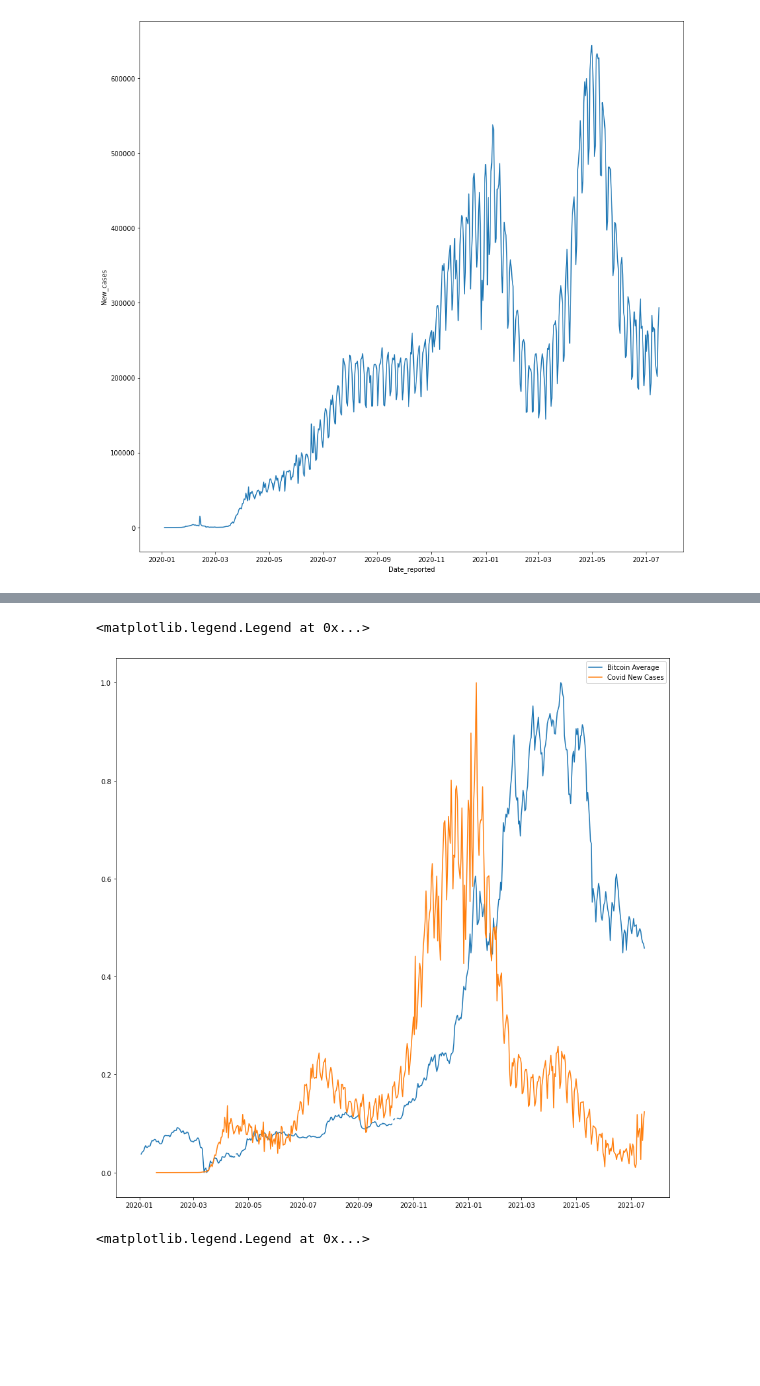
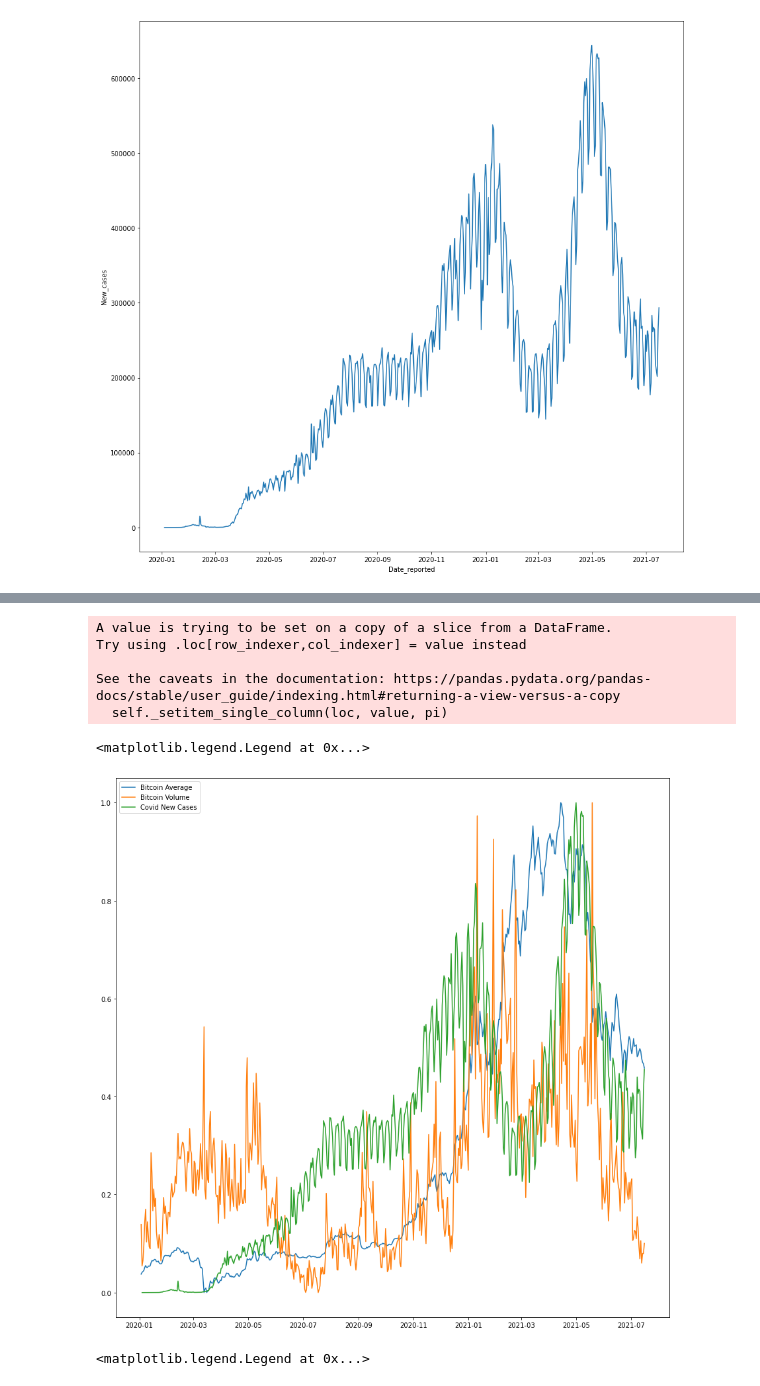
Before and after one commit to DavidLeonChang/CovidScience, a Jupyter notebook: proyecto-covid.ipynb, the cells around one changed output, grey strips where cells are left out. Saved outputs shown, nothing was run; the diff lists cells and outputs as text; code cells hidden in the pictures; blank space fills up the shorter version.

```diff
--- a/proyecto-covid.ipynb
+++ b/proyecto-covid.ipynb
@@ -388,19 +301,55 @@ def minmax_norm_Pais(df):
 def minmax_norm_Bitcoin(df):
     return (df["Average"] - df["Average"].min()) / ( df["Average"].max() - df["Average"].min())
 
-bitc=minmax_norm_Bitcoin(Bitcoin)
+bitc=minmax_norm_Bitcoin(bit)
 US2 =minmax_norm_Pais(United_State)
 y = bitc
-x = Bitcoin["Date"]
+x = bit["Date"]
 plt.plot(x, y,label='Bitcoin Average')
 y = US2
 x = United_State["Date_reported"]
 plt.plot(x, y,label='Covid New Cases')
 plt.legend()
 #sns.lineplot(x = 'Date_reported', y = 'New_cases',data = United_State)
-# %% [output]
-<matplotlib.legend.Legend at 0x...>
-[figure, removed]
+# %%
+max_i = bit["Volume"].idxmax()
+max_i
+bit.loc[420,"Volume"] = bit.loc[419,"Volume"]*0.5 + bit.loc[421,"Volume"]*0.5
+# %% [output]
+A value is trying to be set on a copy of a slice from a DataFrame.
+Try using .loc[row_indexer,col_indexer] = value instead
+
+See the caveats in the documentation: https://pandas.pydata.org/pandas-docs/stable/user_guide/indexing.html#returning-a-view-versus-a-copy
+  self._setitem_single_column(loc, value, pi)
+# %%
+plt.figure(figsize = (15,15))
+
+def minmax_norm_Pais(df):
+    return (df["New_cases"] - df["New_cases"].min()) / ( df["New_cases"].max() - df["New_cases"].min())
+
+def minmax_norm_Bitcoin(df):
+    return (df["Average"] - df["Average"].min()) / ( df["Average"].max() - df["Average"].min())
+
+def minmax_norm_Bitcoin2(df):
+    return (df["Volume"] - df["Volume"].min()) / ( df["Volume"].max() - df["Volume"].min())
+
+bitc=minmax_norm_Bitcoin(bit)
+bitc2=minmax_norm_Bitcoin2(bit)
+US2 =minmax_norm_Pais(Paises)
+
+y = bitc
+x = bit["Date"]
+plt.plot(x, y,label='Bitcoin Average')
+y = bitc2
+x = bit["Date"]
+plt.plot(x, y,label='Bitcoin Volume')
+y = US2
+x = Paises["Date_reported"]
+plt.plot(x, y,label='Covid New Cases')
+plt.legend()
+# %% [output]
+<matplotlib.legend.Legend at 0x...>
+[figure, added]
 # %%
 plt.figure(figsize = (15,15))
 
```
Also changed, not shown: parts of 30 cells of this notebook.
